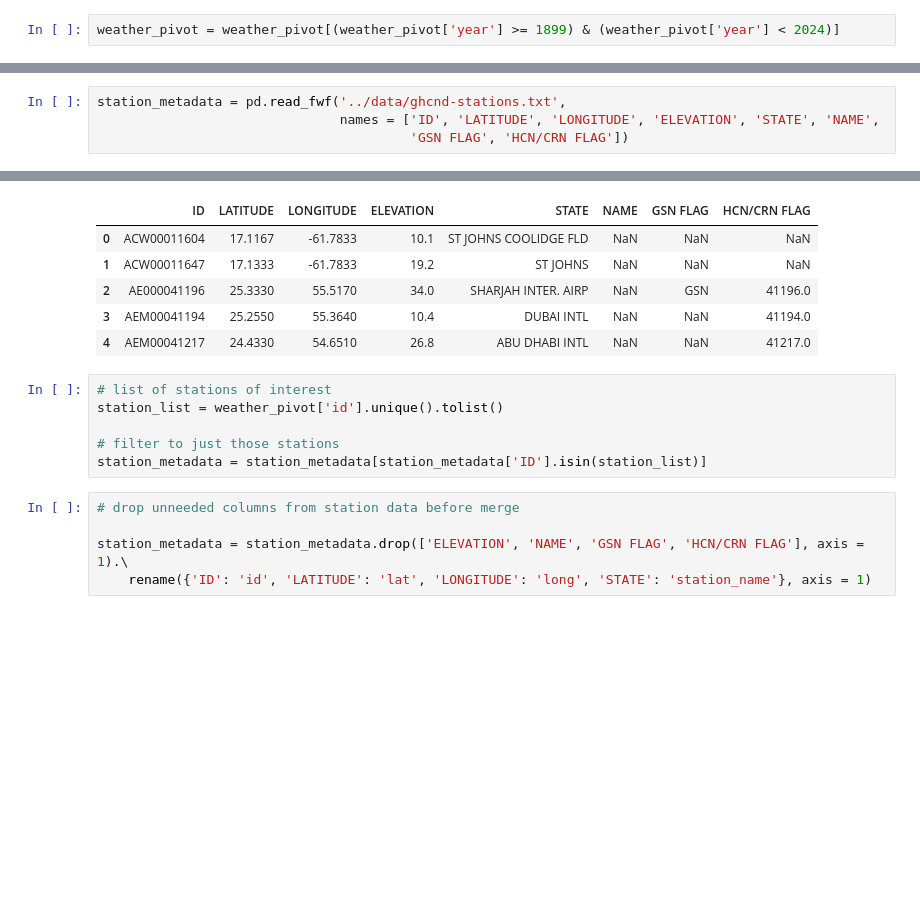
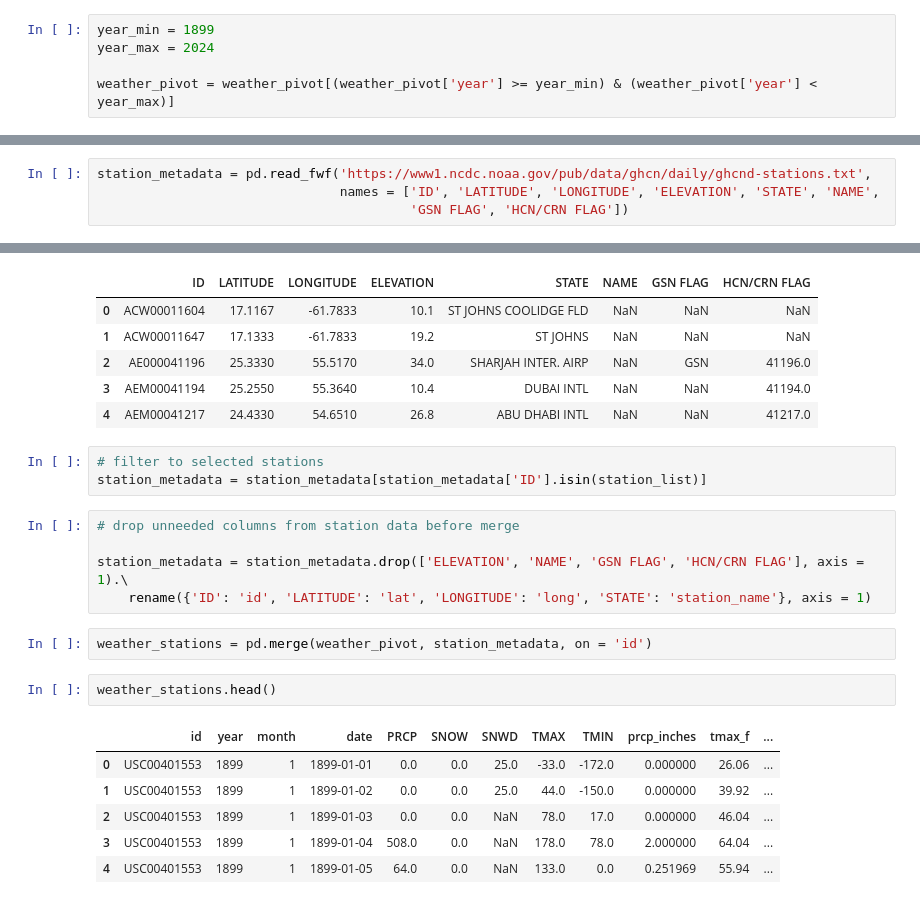
Before and after one commit to tfwhitesell/meteorological_mysteries, a Jupyter notebook: notebooks/01_data_cleaning.ipynb, the cells around one changed output, grey strips where cells are left out. Cells and saved outputs as stored; diff of their text form; blank space fills up the shorter version.

```diff
--- a/notebooks/01_data_cleaning.ipynb
+++ b/notebooks/01_data_cleaning.ipynb
@@ -228,7 +232,10 @@ For handling mostly complete stations with a measurement missing here and there:
 
 I'll need to do more detailed analysis to see if the snow data is complete enough to be useful. It is one of the core observations but there will necessarily be less data than temperature or general precipitation. My assumption is that this measurement will be more accurate for later time periods while precipitation and temperature should be fairly reliable even early in the time period covered by this data.
 # %%
-weather_pivot = weather_pivot[(weather_pivot['year'] >= 1899) & (weather_pivot['year'] < 2024)]
+year_min = 1899
+year_max = 2024
+
+weather_pivot = weather_pivot[(weather_pivot['year'] >= year_min) & (weather_pivot['year'] < year_max)]
 # %% [markdown]
 Converting measurements to standard:
 - PRCP from tenths of mm to cm (inches might be better since it's standard in the US)
@@ -268,7 +275,7 @@ weather_pivot.head()
 # %% [markdown]
 With the data mostly clean, I want to bring in station metadata:
 # %%
-station_metadata = pd.read_fwf('../data/ghcnd-stations.txt',
+station_metadata = pd.read_fwf('https://www1.ncdc.noaa.gov/pub/data/ghcn/daily/ghcnd-stations.txt',
                                names = ['ID', 'LATITUDE', 'LONGITUDE', 'ELEVATION', 'STATE', 'NAME',
                                         'GSN FLAG', 'HCN/CRN FLAG'])
 # %%
@@ -282,13 +289,21 @@ station_metadata.head()
 | 3 | AEM00041194 | 25.2550 | 55.3640 | 10.4 | DUBAI INTL | NaN | NaN | 41194.0 |
 | 4 | AEM00041217 | 24.4330 | 54.6510 | 26.8 | ABU DHABI INTL | NaN | NaN | 41217.0 |
 # %%
-# list of stations of interest
-station_list = weather_pivot['id'].unique().tolist()
-
-# filter to just those stations
+# filter to selected stations
 station_metadata = station_metadata[station_metadata['ID'].isin(station_list)]
 # %%
 # drop unneeded columns from station data before merge
 
 station_metadata = station_metadata.drop(['ELEVATION', 'NAME', 'GSN FLAG', 'HCN/CRN FLAG'], axis = 1).\
     rename({'ID': 'id', 'LATITUDE': 'lat', 'LONGITUDE': 'long', 'STATE': 'station_name'}, axis = 1)
+# %%
+weather_stations = pd.merge(weather_pivot, station_metadata, on = 'id')
+# %%
+weather_stations.head()
+# %% [output]
+|  | id | year | month | date | PRCP | SNOW | SNWD | TMAX | TMIN | prcp_inches | tmax_f | ... |
+| 0 | USC00401553 | 1899 | 1 | 1899-01-01 | 0.0 | 0.0 | 25.0 | -33.0 | -172.0 | 0.000000 | 26.06 | ... |
+| 1 | USC00401553 | 1899 | 1 | 1899-01-02 | 0.0 | 0.0 | 25.0 | 44.0 | -150.0 | 0.000000 | 39.92 | ... |
+| 2 | USC00401553 | 1899 | 1 | 1899-01-03 | 0.0 | 0.0 | NaN | 78.0 | 17.0 | 0.000000 | 46.04 | ... |
+| 3 | USC00401553 | 1899 | 1 | 1899-01-04 | 508.0 | 0.0 | NaN | 178.0 | 78.0 | 2.000000 | 64.04 | ... |
+| 4 | USC00401553 | 1899 | 1 | 1899-01-05 | 64.0 | 0.0 | NaN | 133.0 | 0.0 | 0.251969 | 55.94 | ... |
```
Also changed, not shown: parts of 11 cells of this notebook.
